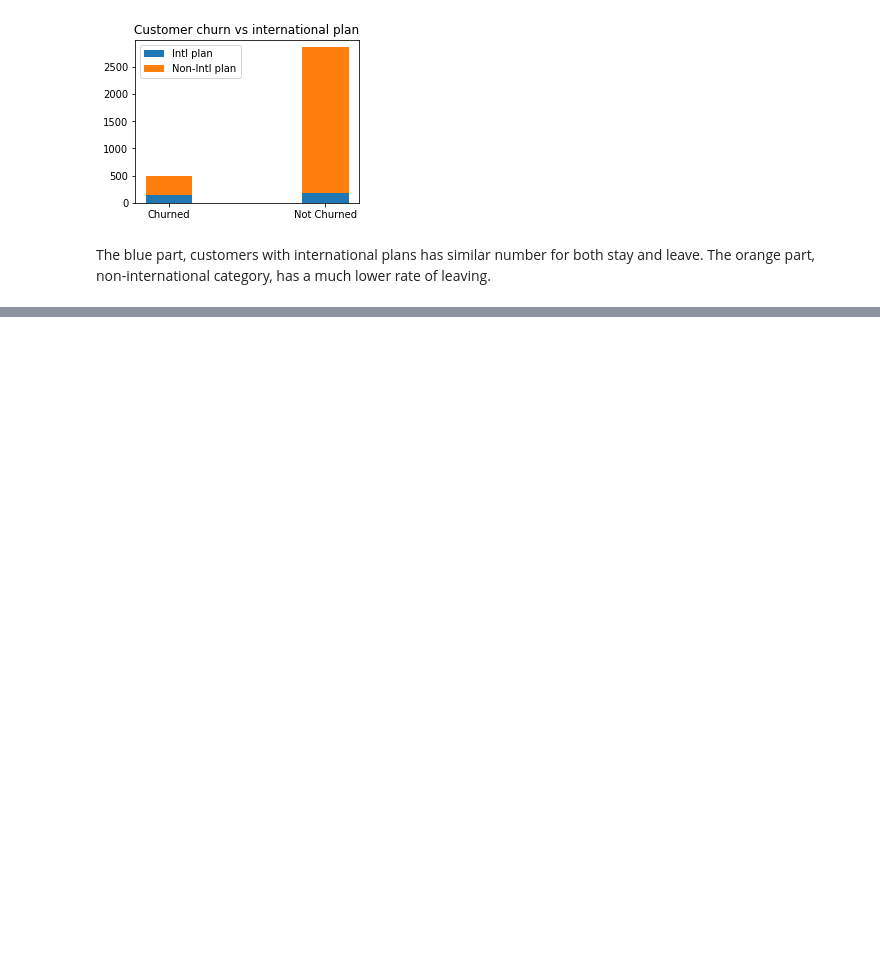
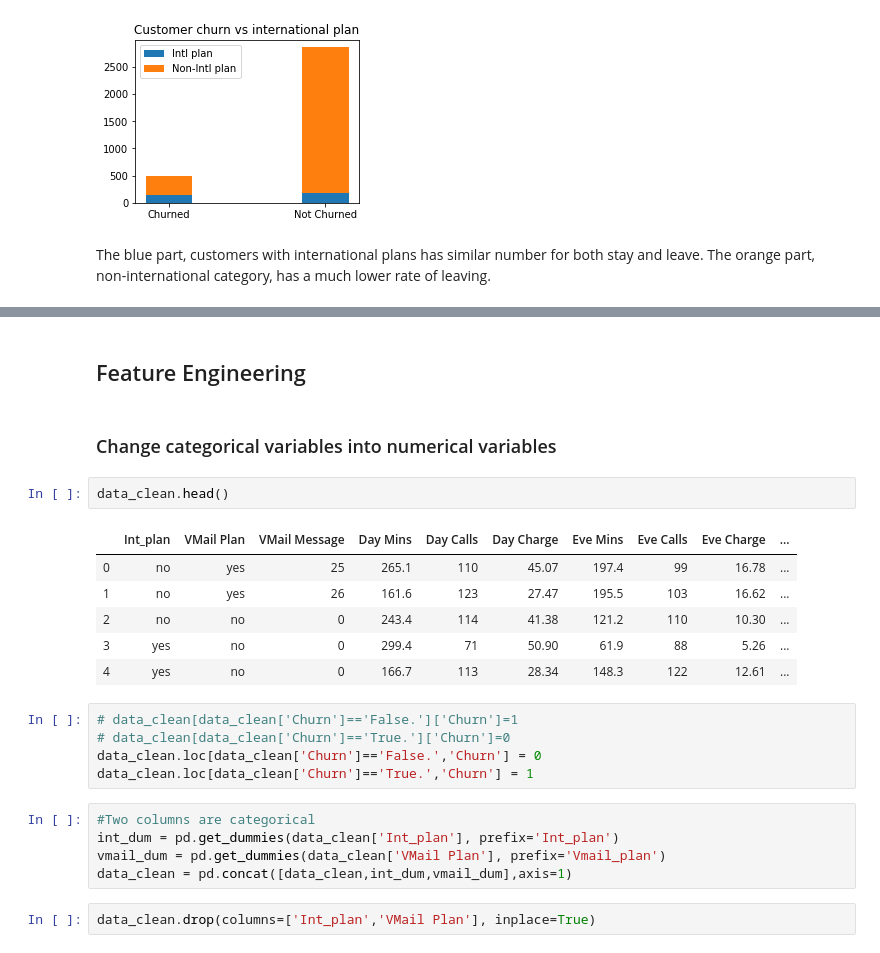
Before and after one commit to Hiiiua/Machine-Learning-1, a Jupyter notebook: Customer Churn/Customer Churn.ipynb, the cells around one changed output, grey strips where cells are left out. Saved outputs shown, nothing was run; the diff lists cells and outputs as text; blank space fills up the shorter version.

```diff
--- a/Customer Churn/Customer Churn.ipynb
+++ b/Customer Churn/Customer Churn.ipynb
@@ -114,0 +160,25 @@ The blue part, customers with international plans has similar number for both st
+# %% [markdown]
+## Feature Engineering
+# %% [markdown]
+### Change categorical variables into numerical variables
+# %%
+data_clean.head()
+# %% [output]
+|  | Int_plan | VMail Plan | VMail Message | Day Mins | Day Calls | Day Charge | Eve Mins | Eve Calls | Eve Charge | ... |
+| 0 | no | yes | 25 | 265.1 | 110 | 45.07 | 197.4 | 99 | 16.78 | ... |
+| 1 | no | yes | 26 | 161.6 | 123 | 27.47 | 195.5 | 103 | 16.62 | ... |
+| 2 | no | no | 0 | 243.4 | 114 | 41.38 | 121.2 | 110 | 10.30 | ... |
+| 3 | yes | no | 0 | 299.4 | 71 | 50.90 | 61.9 | 88 | 5.26 | ... |
+| 4 | yes | no | 0 | 166.7 | 113 | 28.34 | 148.3 | 122 | 12.61 | ... |
+# %%
+# data_clean[data_clean['Churn']=='False.']['Churn']=1
+# data_clean[data_clean['Churn']=='True.']['Churn']=0
+data_clean.loc[data_clean['Churn']=='False.','Churn'] = 0
+data_clean.loc[data_clean['Churn']=='True.','Churn'] = 1
+# %%
+#Two columns are categorical
+int_dum = pd.get_dummies(data_clean['Int_plan'], prefix='Int_plan')
+vmail_dum = pd.get_dummies(data_clean['VMail Plan'], prefix='Vmail_plan')
+data_clean = pd.concat([data_clean,int_dum,vmail_dum],axis=1)
+# %%
+data_clean.drop(columns=['Int_plan','VMail Plan'], inplace=True)
```
Also changed, not shown: parts of 15 cells of this notebook.
